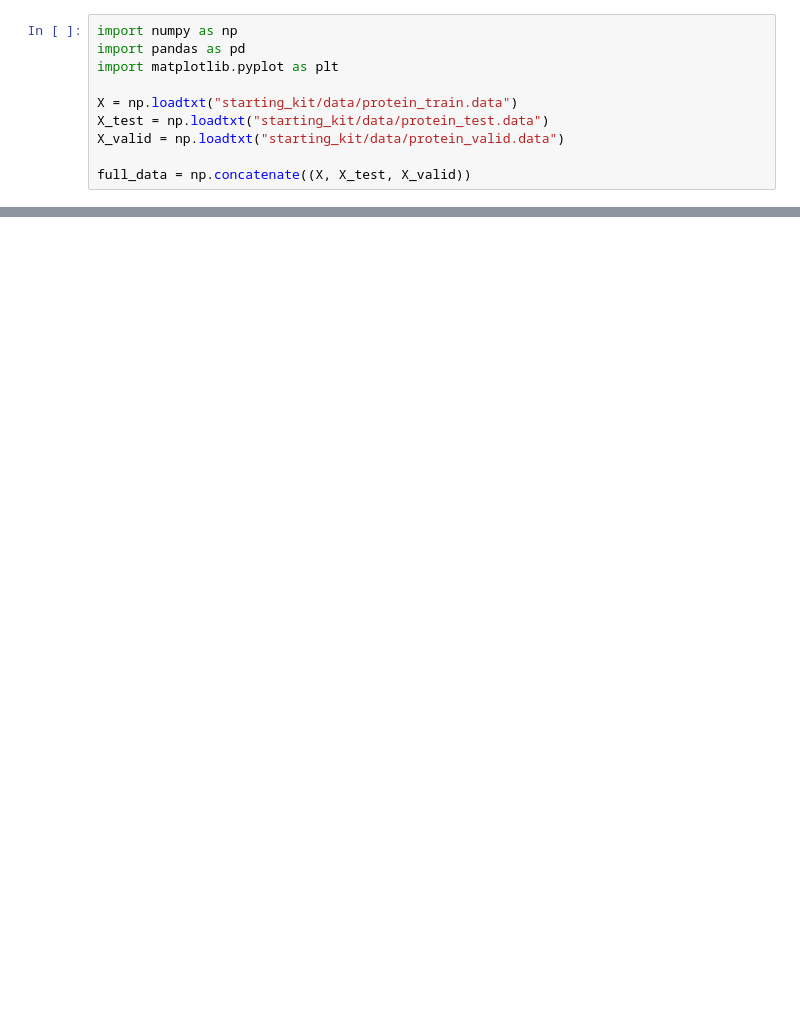
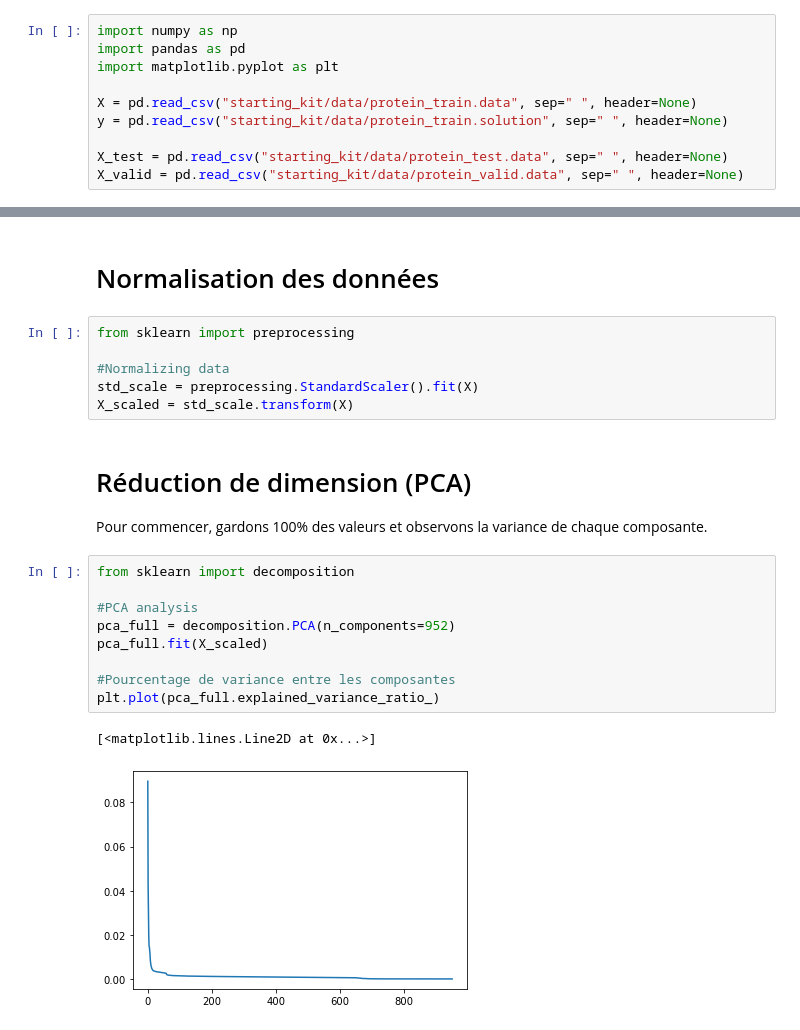
Before and after one commit to Aympab/ML-project, a Jupyter notebook: preprocessing.ipynb, the cells around one changed output, grey strips where cells are left out. Saved outputs shown, nothing was run; the diff lists cells and outputs as text; blank space fills up the shorter version.

```diff
--- a/preprocessing.ipynb
+++ b/preprocessing.ipynb
@@ -3,8 +3,8 @@ import numpy as np
 import pandas as pd
 import matplotlib.pyplot as plt
 
-X = np.loadtxt("starting_kit/data/protein_train.data")
-X_test = np.loadtxt("starting_kit/data/protein_test.data")
-X_valid = np.loadtxt("starting_kit/data/protein_valid.data")
+X = pd.read_csv("starting_kit/data/protein_train.data", sep=" ", header=None)
+y = pd.read_csv("starting_kit/data/protein_train.solution", sep=" ", header=None)
 
-full_data = np.concatenate((X, X_test, X_valid))
+X_test = pd.read_csv("starting_kit/data/protein_test.data", sep=" ", header=None)
+X_valid = pd.read_csv("starting_kit/data/protein_valid.data", sep=" ", header=None)
@@ -38,0 +11,23 @@ plt.plot(S[:int(0.15*len(S))], 'bo')
+# %% [markdown]
+# Normalisation des données
+# %%
+from sklearn import preprocessing
+
+#Normalizing data
+std_scale = preprocessing.StandardScaler().fit(X)
+X_scaled = std_scale.transform(X)
+# %% [markdown]
+# Réduction de dimension (PCA)
+Pour commencer, gardons 100% des valeurs et observons la variance de chaque composante.
+# %%
+from sklearn import decomposition
+
+#PCA analysis
+pca_full = decomposition.PCA(n_components=952)
+pca_full.fit(X_scaled)
+
+#Pourcentage de variance entre les composantes
+plt.plot(pca_full.explained_variance_ratio_)
+# %% [output]
+[<matplotlib.lines.Line2D at 0x...>]
+[figure, added]
```
Also changed, not shown: parts of 6 cells of this notebook, 1 other file.
